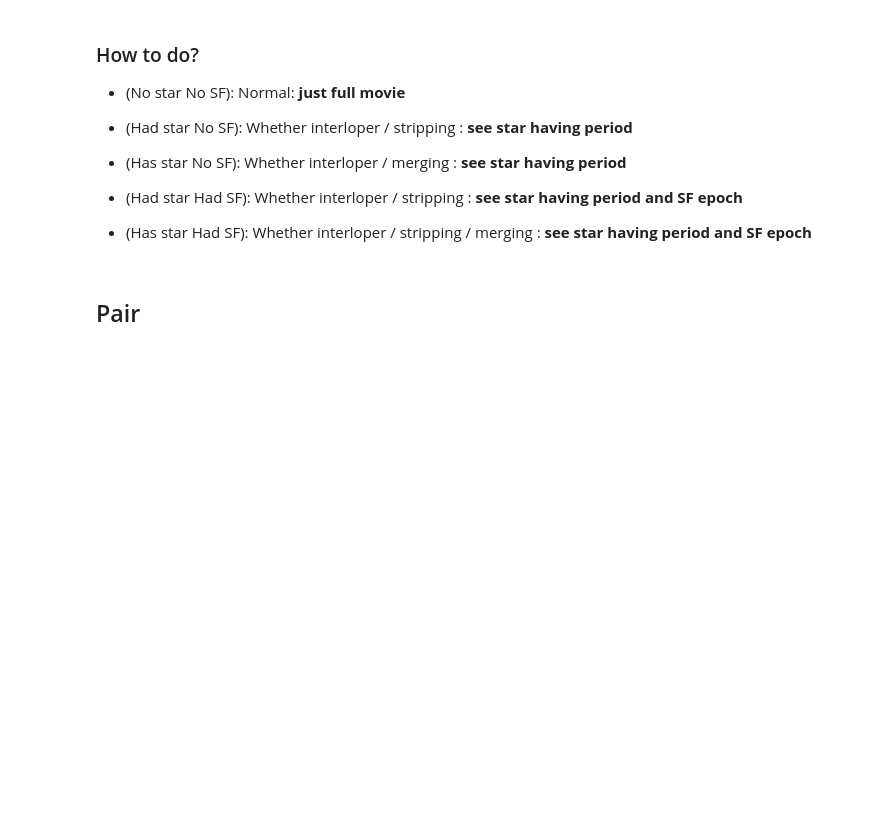
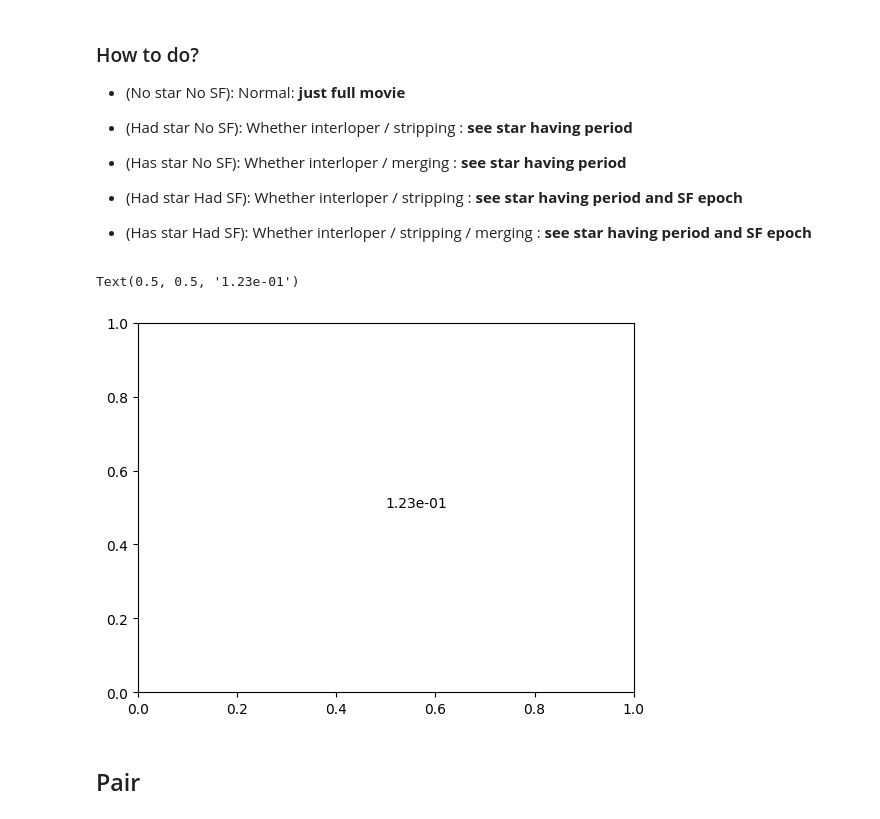
Before and after one commit to syj3514/MissingSat, a Jupyter notebook: 08a_SF_case.ipynb, the cells around one changed output. Cells and saved outputs as stored; diff of their text form; code cells hidden in the pictures; blank space fills up the shorter version.

```diff
--- a/08a_SF_case.ipynb
+++ b/08a_SF_case.ipynb
@@ -282,6 +282,13 @@ Has star
 
 - (Had star Had SF): Whether interloper / stripping : **see star having period and SF epoch**
 - (Has star Had SF): Whether interloper / stripping / merging : **see star having period and SF epoch**
+# %%
+import matplotlib.pyplot as plt
+
+plt.text(0.5,0.5, f"{0.123123124:.2e}")
+# %% [output]
+Text(0.5, 0.5, '1.23e-01')
+[figure, added]
 # %% [markdown]
 ## Pair
 # %%
```
Also changed, not shown: 1 other file.
